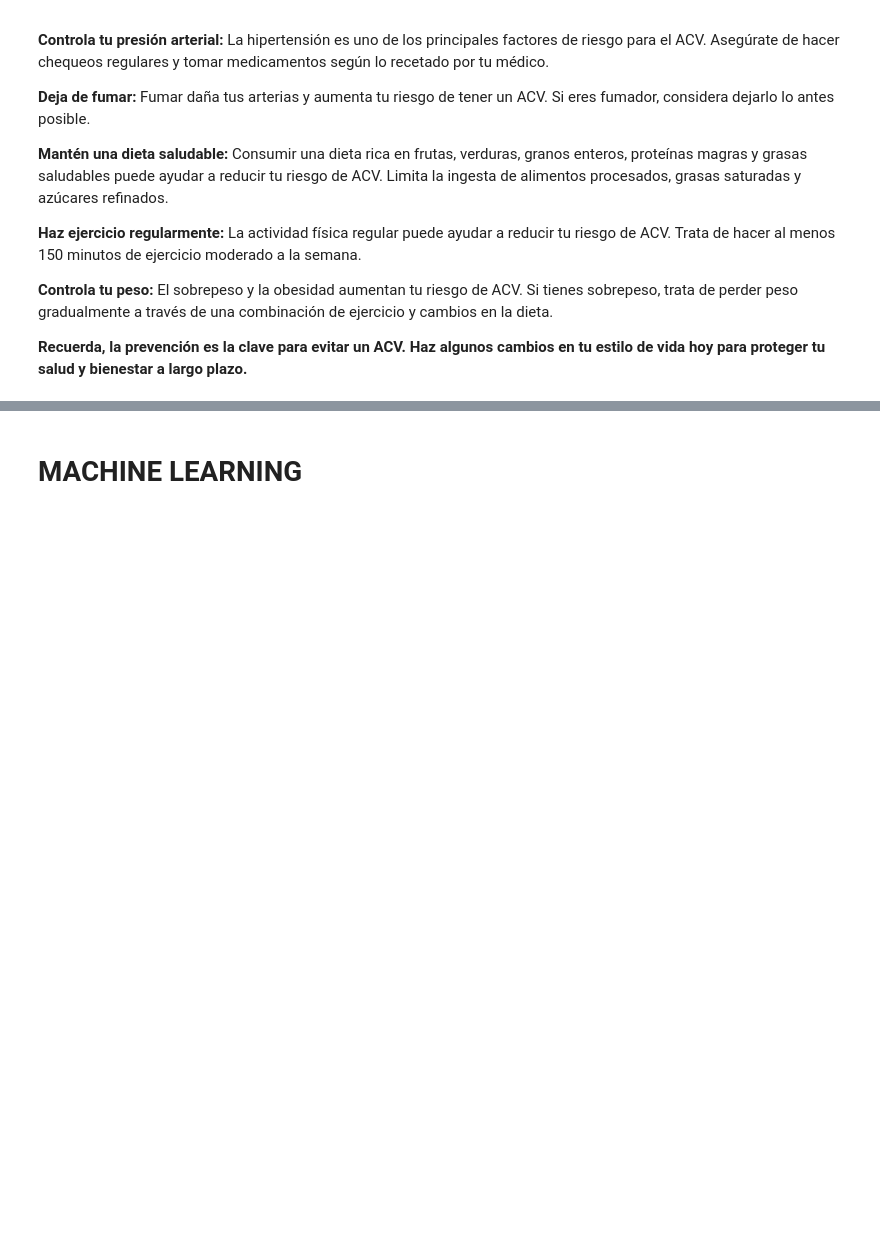
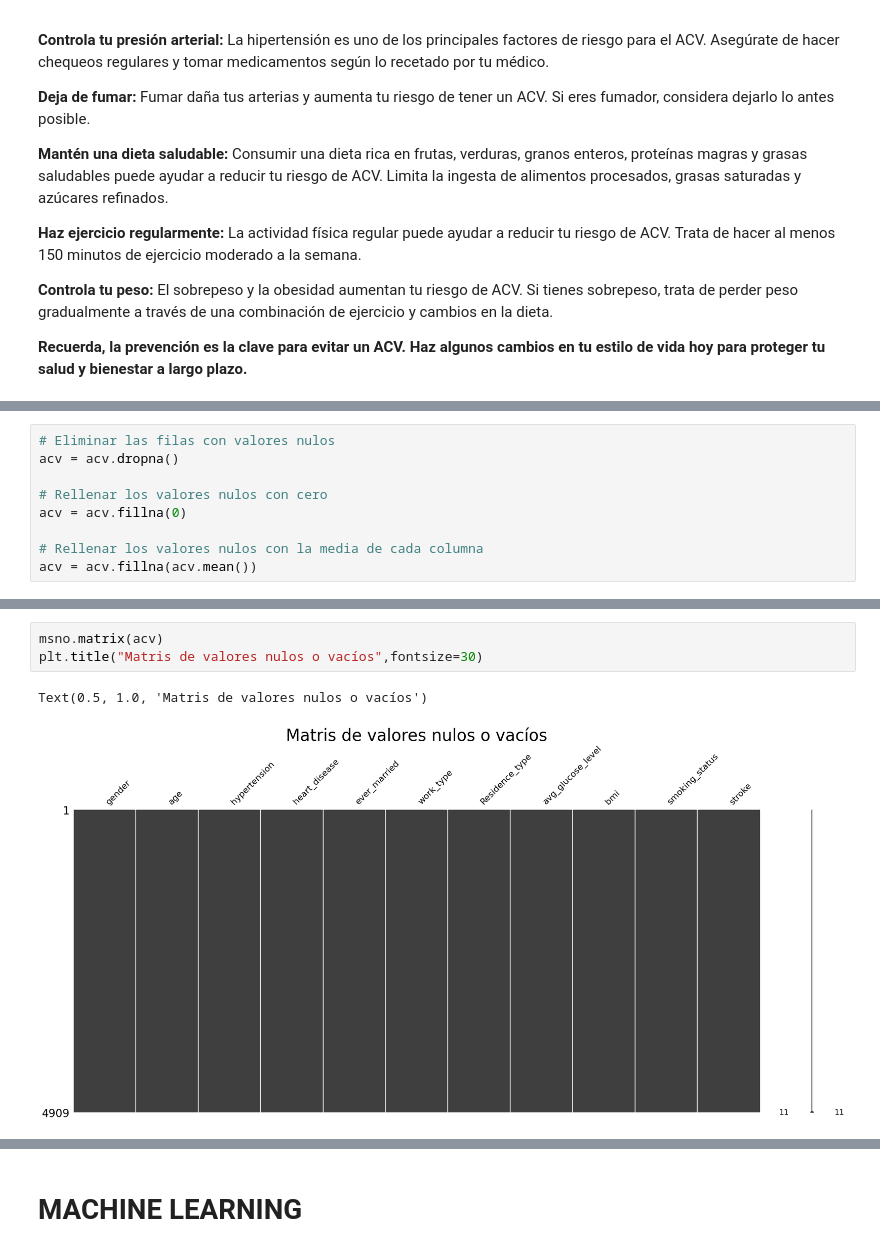
Before and after one commit to JavierArdans/2-Entrega-DataScience-CoderHouse, a Jupyter notebook: Final_ACV.ipynb, the cells around one changed output, grey strips where cells are left out. Drawn from its saved outputs; the diff is of its cells as text; blank space fills up the shorter version.

```diff
--- a/Final_ACV.ipynb
+++ b/Final_ACV.ipynb
@@ -322,0 +332,9 @@
+# %%
+# Eliminar las filas con valores nulos
+acv = acv.dropna()
+
+# Rellenar los valores nulos con cero
+acv = acv.fillna(0)
+
+# Rellenar los valores nulos con la media de cada columna
+acv = acv.fillna(acv.mean())
@@ -322,0 +369,6 @@
+# %%
+msno.matrix(acv)
+plt.title("Matris de valores nulos o vacíos",fontsize=30)
+# %% [output]
+Text(0.5, 1.0, 'Matris de valores nulos o vacíos')
+[figure, added]
```
Also changed, not shown: parts of 40 cells of this notebook.
